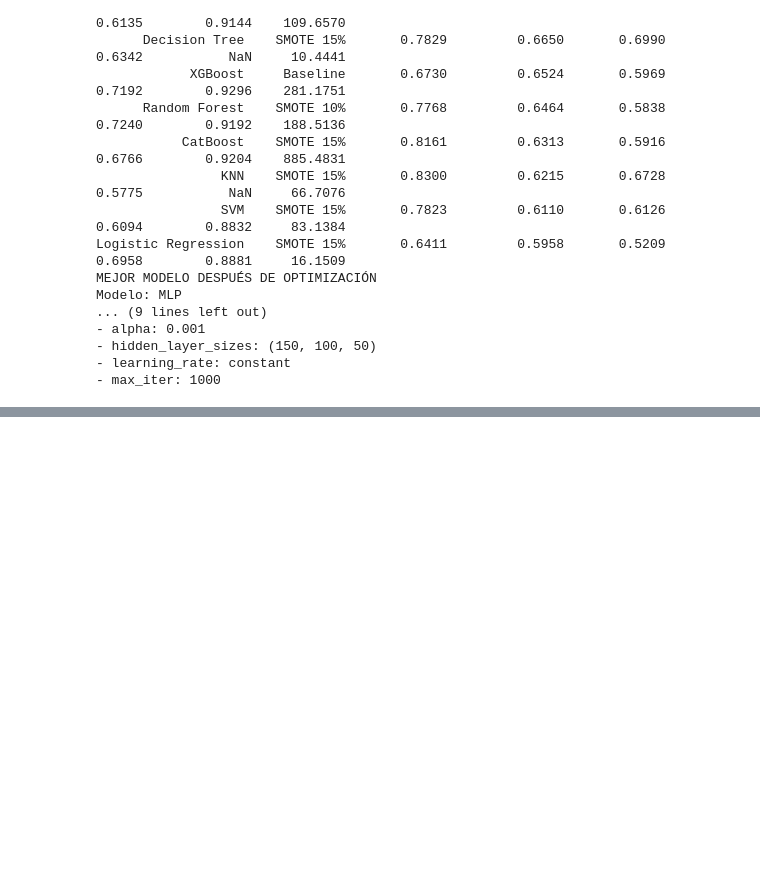
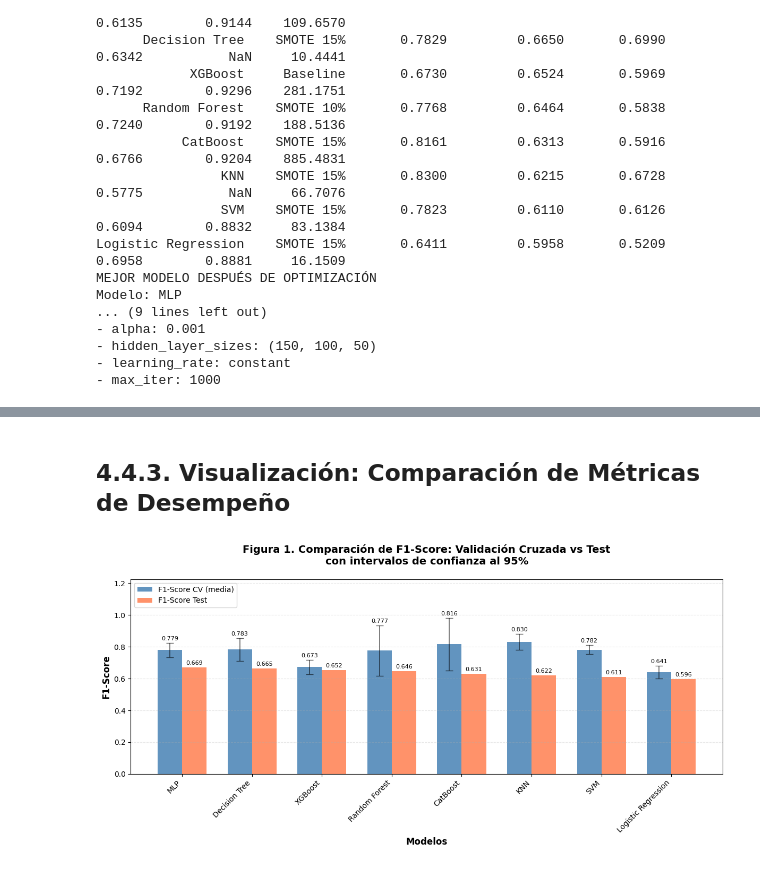
Before and after one commit to Nicolas-carmona16/online-shoppers-purchasing-intention, a Jupyter notebook: online_shoppers_train.ipynb, the cells around one changed output, grey strips where cells are left out. Saved outputs shown, nothing was run; the diff lists cells and outputs as text; code cells hidden in the pictures; blank space fills up the shorter version.

Commit message:
Add analysis of the results

```diff
--- a/online_shoppers_train.ipynb
+++ b/online_shoppers_train.ipynb
@@ -1394,0 +1472,65 @@ Modelo: MLP
+# %% [markdown]
+## 4.4.3. Visualización: Comparación de Métricas de Desempeño
+# %%
+# Figura 1: Comparación de F1-Score (CV vs Test) con intervalos de confianza
+fig, ax = plt.subplots(figsize=(12, 6))
+
+models = df_tabla_resultados['Modelo'].values
+f1_cv = df_tabla_resultados['F1 CV (μ)'].values
+f1_cv_std = df_tabla_resultados['F1 CV (σ)'].values
+f1_test = df_tabla_resultados['F1 Test'].values
+
+x = np.arange(len(models))
+width = 0.35
+
+# Intervalos de confianza 95%
+ci95 = 1.96 * f1_cv_std
+
+# Barras con intervalos de confianza
+bars1 = ax.bar(
+    x - width/2, f1_cv, width,
+    label='F1-Score CV (media)',
+    color='steelblue', alpha=0.85,
+    yerr=ci95, capsize=5, error_kw=dict(alpha=0.6, linewidth=1.2)
+)
+
+bars2 = ax.bar(
+    x + width/2, f1_test, width,
+    label='F1-Score Test',
+    color='coral', alpha=0.85
+)
+
+ax.set_xlabel('Modelos', fontsize=12, fontweight='bold')
+ax.set_ylabel('F1-Score', fontsize=12, fontweight='bold')
+ax.set_title('Figura 1. Comparación de F1-Score: Validación Cruzada vs Test\ncon intervalos de confianza al 95%',
+             fontsize=14, fontweight='bold', pad=20)
+
+ax.set_xticks(x)
+ax.set_xticklabels(models, rotation=45, ha='right')
+ax.legend(loc='upper left')
+ax.grid(axis='y', alpha=0.3, linestyle='--')
+
+max_bar_with_ci = max(f1_cv + ci95)
+max_test = max(f1_test)
+ax.set_ylim(0, max(max_bar_with_ci, max_test) * 1.25)
+
+for i, (bar1, bar2) in enumerate(zip(bars1, bars2)):
+    h1 = bar1.get_height()
+    h2 = bar2.get_height()
+
+    ax.text(
+        bar1.get_x() + bar1.get_width()/2.,
+        h1 + ci95[i] + 0.01,
+        f'{h1:.3f}', ha='center', va='bottom', fontsize=8
+    )
+
+    ax.text(
+        bar2.get_x() + bar2.get_width()/2.,
+        h2 + 0.01,
+        f'{h2:.3f}', ha='center', va='bottom', fontsize=8
+    )
+
+plt.tight_layout()
+plt.show()
+# %% [output]
+[figure, added]
```
Also changed, not shown: parts of 11 cells of this notebook.
